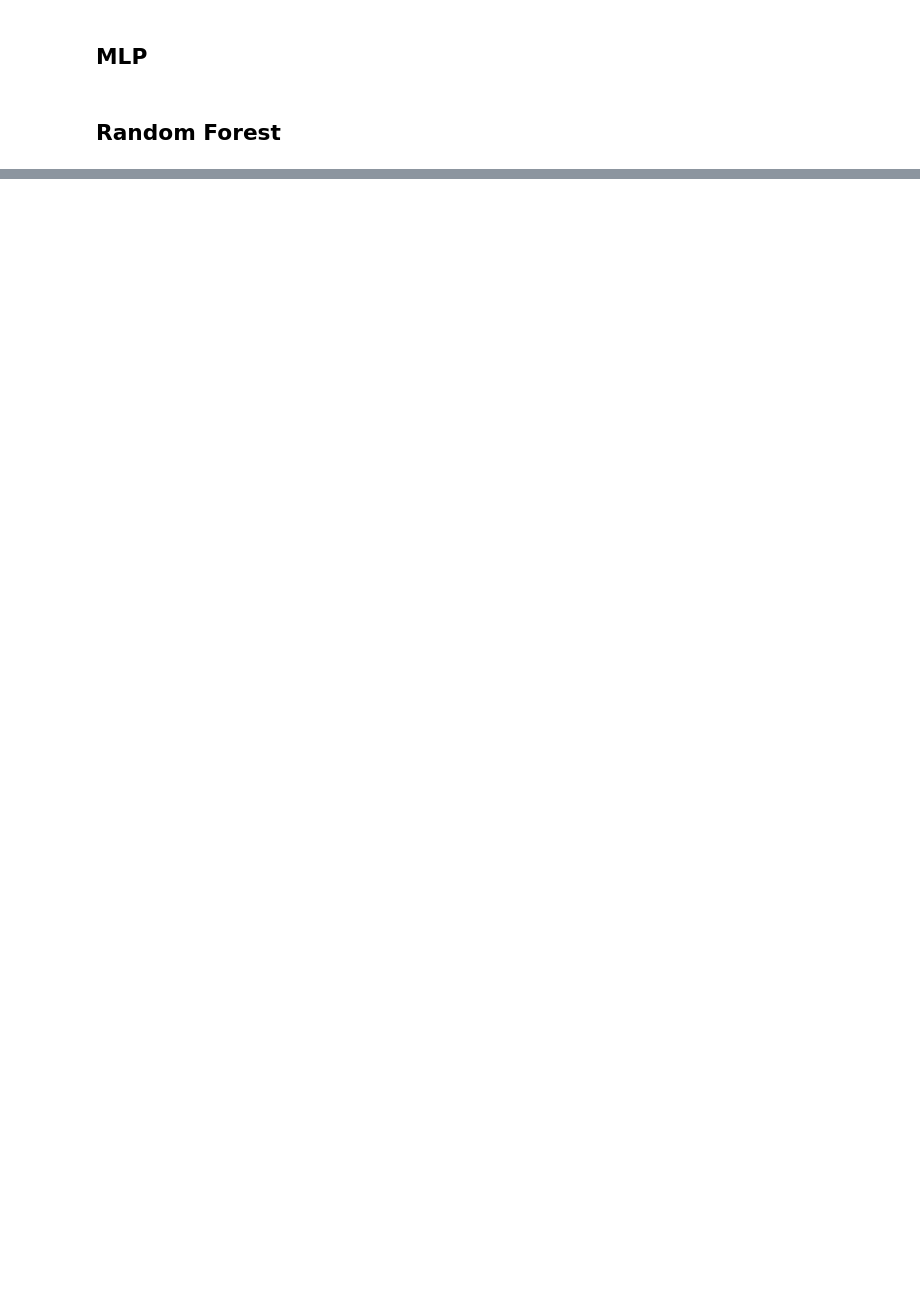
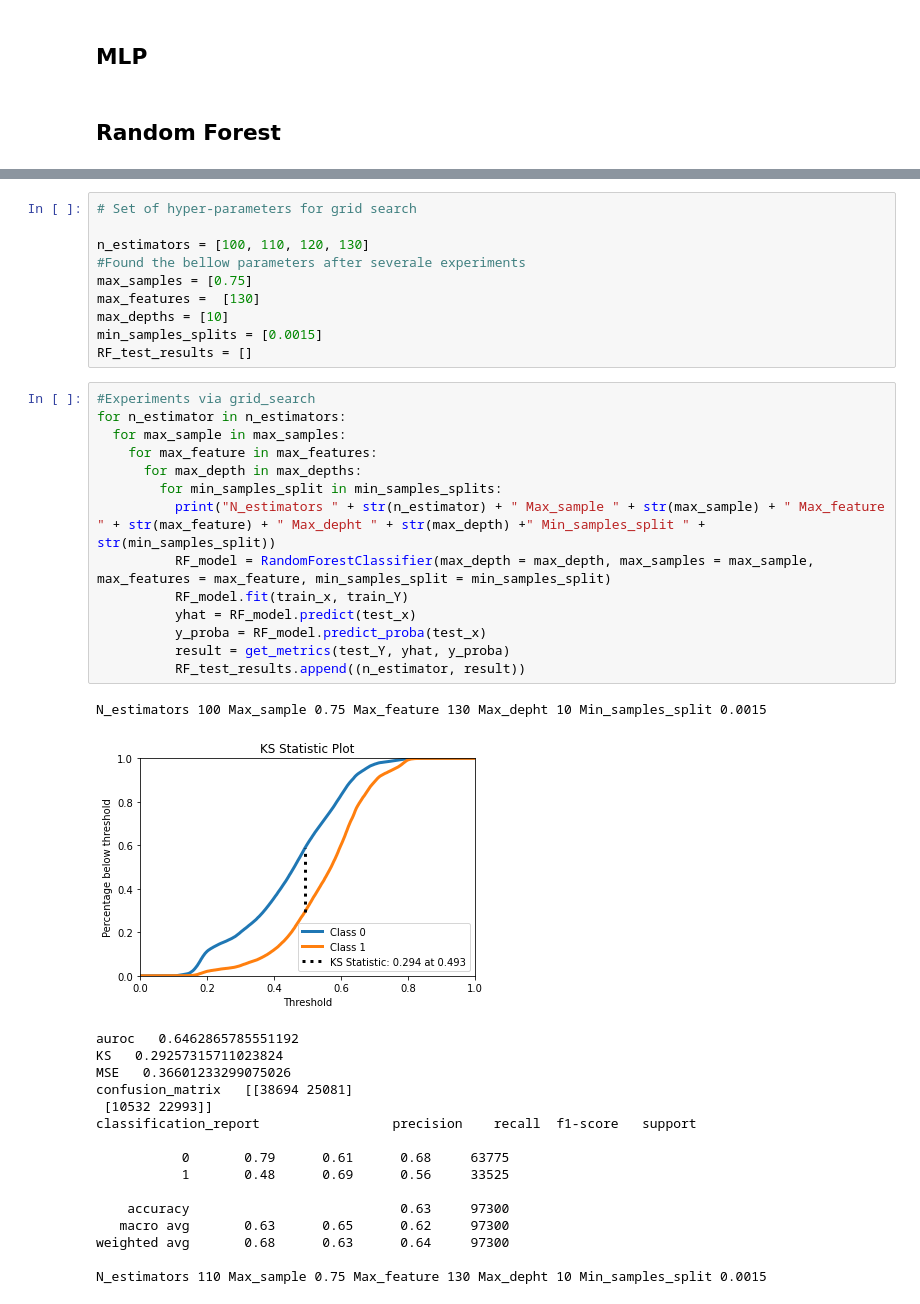
Before and after one commit to pietromasur/credit-risk-analysis, a Jupyter notebook: credit-risk-analysis.ipynb, the cells around one changed output, grey strips where cells are left out. Drawn from its saved outputs; the diff is of its cells as text; blank space fills up the shorter version.

```diff
--- a/credit-risk-analysis.ipynb
+++ b/credit-risk-analysis.ipynb
@@ -221,0 +339,42 @@ f.close()
+# %%
+# Set of hyper-parameters for grid search
+
+n_estimators = [100, 110, 120, 130]
+#Found the bellow parameters after severale experiments
+max_samples = [0.75]
+max_features =  [130]
+max_depths = [10]
+min_samples_splits = [0.0015]
+RF_test_results = []
+# %%
+#Experiments via grid_search
+for n_estimator in n_estimators:
+  for max_sample in max_samples:
+    for max_feature in max_features:
+      for max_depth in max_depths:
+        for min_samples_split in min_samples_splits:
+          print("N_estimators " + str(n_estimator) + " Max_sample " + str(max_sample) + " Max_feature " + str(max_feature) + " Max_depht " + str(max_depth) +" Min_samples_split " + str(min_samples_split))
+          RF_model = RandomForestClassifier(max_depth = max_depth, max_samples = max_sample, max_features = max_feature, min_samples_split = min_samples_split)
+          RF_model.fit(train_x, train_Y)
+          yhat = RF_model.predict(test_x)
+          y_proba = RF_model.predict_proba(test_x)
+          result = get_metrics(test_Y, yhat, y_proba)
+          RF_test_results.append((n_estimator, result))
+# %% [output]
+N_estimators 100 Max_sample 0.75 Max_feature 130 Max_depht 10 Min_samples_split 0.0015
+[figure, added]
+auroc   0.6462865785551192
+KS   0.29257315711023824
+MSE   0.36601233299075026
+confusion_matrix   [[38694 25081]
+ [10532 22993]]
+classification_report                 precision    recall  f1-score   support
+
+           0       0.79      0.61      0.68     63775
+           1       0.48      0.69      0.56     33525
+
+    accuracy                           0.63     97300
+   macro avg       0.63      0.65      0.62     97300
+weighted avg       0.68      0.63      0.64     97300
+
+N_estimators 110 Max_sample 0.75 Max_feature 130 Max_depht 10 Min_samples_split 0.0015
```
Also changed, not shown: parts of 11 cells of this notebook.
